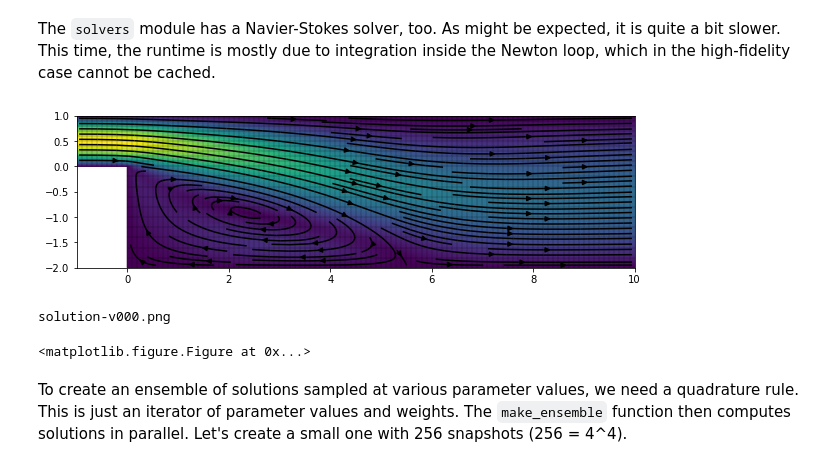
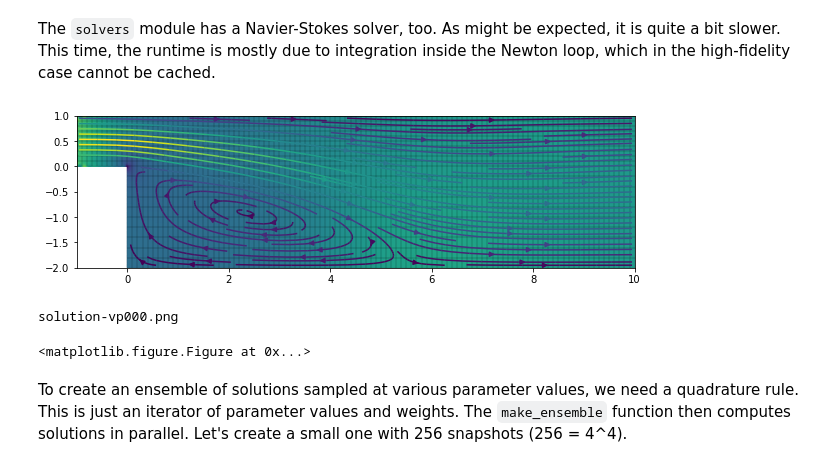
Before and after one commit to TheBB/rom, a Jupyter notebook: notebooks/backstep-stokes.ipynb, the cells around one changed output. Cells and saved outputs as stored; diff of their text form; code cells hidden in the pictures.

```diff
--- a/notebooks/backstep-stokes.ipynb
+++ b/notebooks/backstep-stokes.ipynb
@@ -81,11 +79,11 @@ The `solvers` module has a Navier-Stokes solver, too. As might be expected, it i
 # %%
 from bbflow.solvers import navierstokes
 mu = case.parameter(50, 10, 2, 1.2)
 lhs = navierstokes(case, mu)
-plots(case, mu, lhs, fields='v', show=True, figsize=(10,3))
+plots(case, mu, lhs, fields='vp', show=True, figsize=(10,3))
 # %% [output]
-[figure, old version]
+[figure, new version]
-solution-v000.png
+solution-vp000.png
 <matplotlib.figure.Figure at 0x...>
 # %% [markdown]
 To create an ensemble of solutions sampled at various parameter values, we need a quadrature rule. This is just an iterator of parameter values and weights. The `make_ensemble` function then computes solutions in parallel. Let's create a small one with 256 snapshots (256 = 4^4).
```
Also changed, not shown: parts of 14 cells of this notebook.
